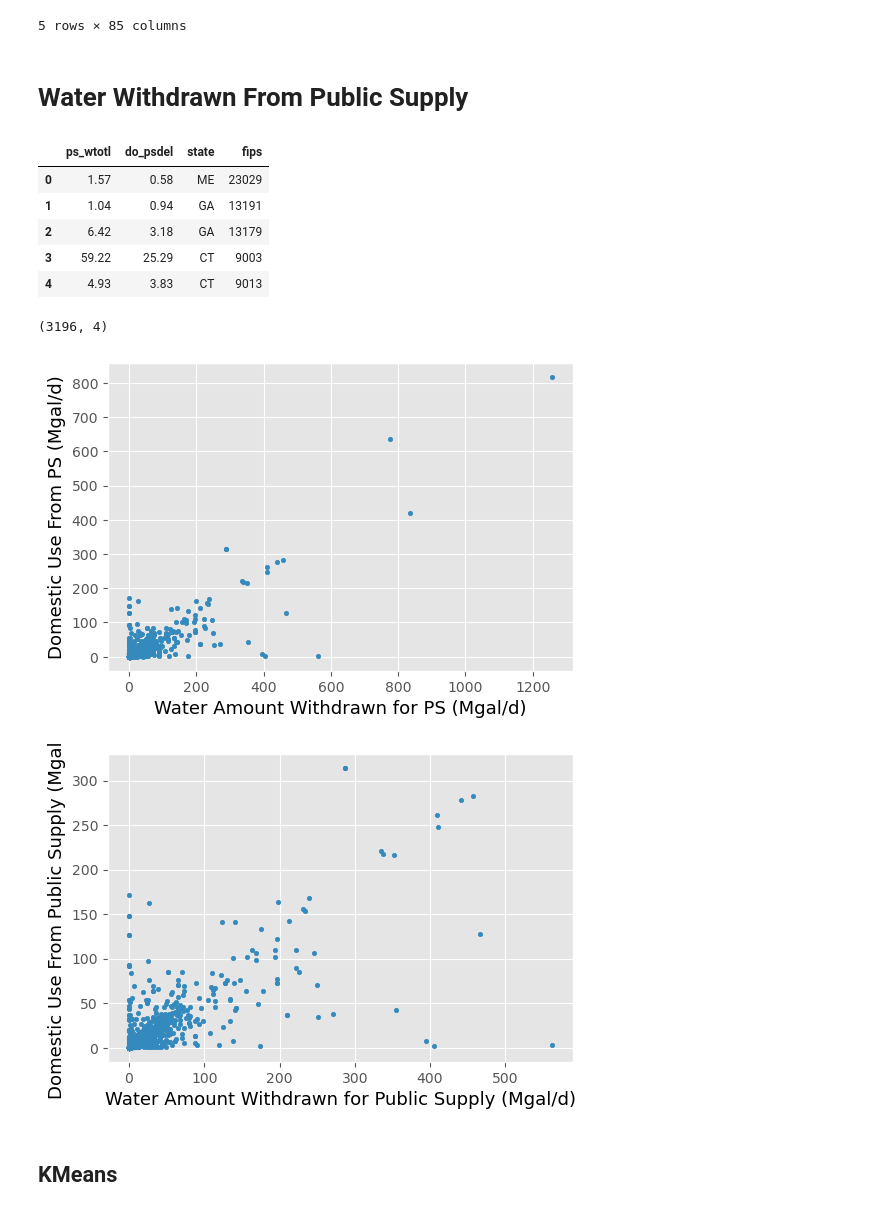
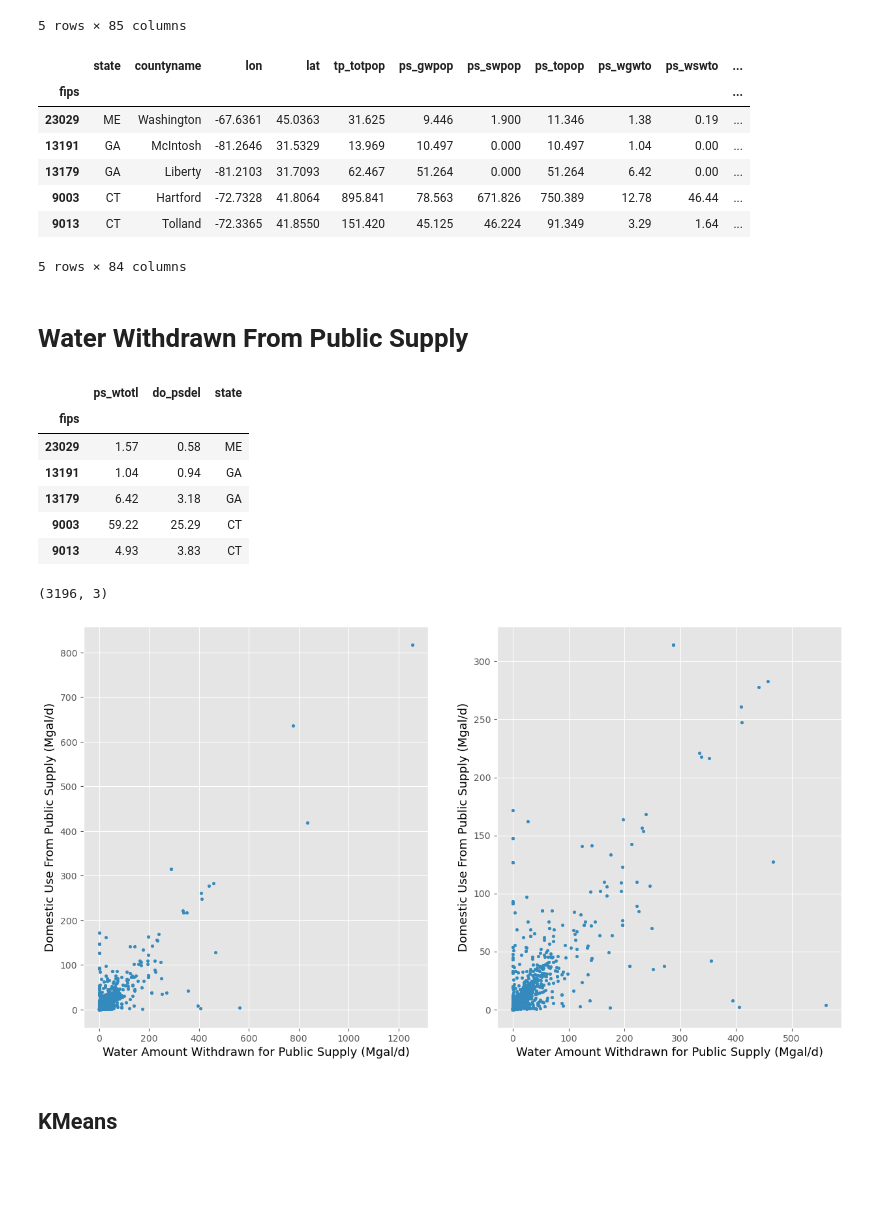
Before and after one commit to farahmalik11/project-5, a Jupyter notebook: Farah-cluster_models.ipynb, the cells around one changed output. Saved outputs shown, nothing was run; the diff lists cells and outputs as text; code cells hidden in the pictures; blank space fills up the shorter version.

```diff
--- a/Farah-cluster_models.ipynb
+++ b/Farah-cluster_models.ipynb
@@ -58,34 +76,48 @@ df.head()
 | 3 | CT | Hartford | 9003 | -72.7328 | 41.8064 | 895.841 | 78.563 | 671.826 | 750.389 | 12.78 | ... |
 | 4 | CT | Tolland | 9013 | -72.3365 | 41.8550 | 151.420 | 45.125 | 46.224 | 91.349 | 3.29 | ... |
 5 rows × 85 columns
+# %%
+df = df.set_index('fips')
+# %%
+df.head()
+# %% [output]
+|  | state | countyname | lon | lat | tp_totpop | ps_gwpop | ps_swpop | ps_topop | ps_wgwto | ps_wswto | ... |
+| fips |  |  |  |  |  |  |  |  |  |  | ... |
+| 23029 | ME | Washington | -67.6361 | 45.0363 | 31.625 | 9.446 | 1.900 | 11.346 | 1.38 | 0.19 | ... |
+| 13191 | GA | McIntosh | -81.2646 | 31.5329 | 13.969 | 10.497 | 0.000 | 10.497 | 1.04 | 0.00 | ... |
+| 13179 | GA | Liberty | -81.2103 | 31.7093 | 62.467 | 51.264 | 0.000 | 51.264 | 6.42 | 0.00 | ... |
+| 9003 | CT | Hartford | -72.7328 | 41.8064 | 895.841 | 78.563 | 671.826 | 750.389 | 12.78 | 46.44 | ... |
+| 9013 | CT | Tolland | -72.3365 | 41.8550 | 151.420 | 45.125 | 46.224 | 91.349 | 3.29 | 1.64 | ... |
+5 rows × 84 columns
 # %% [markdown]
 # Water Withdrawn From Public Supply
 # %%
 df1 = df.filter(items=['ps_wtotl', 'do_psdel', 'state', 'fips'])
 df1.head()
 # %% [output]
-|  | ps_wtotl | do_psdel | state | fips |
-| 0 | 1.57 | 0.58 | ME | 23029 |
-| 1 | 1.04 | 0.94 | GA | 13191 |
-| 2 | 6.42 | 3.18 | GA | 13179 |
-| 3 | 59.22 | 25.29 | CT | 9003 |
-| 4 | 4.93 | 3.83 | CT | 9013 |
+|  | ps_wtotl | do_psdel | state |
+| fips |  |  |  |
+| 23029 | 1.57 | 0.58 | ME |
+| 13191 | 1.04 | 0.94 | GA |
+| 13179 | 6.42 | 3.18 | GA |
+| 9003 | 59.22 | 25.29 | CT |
+| 9013 | 4.93 | 3.83 | CT |
 # %%
 df1.shape
 # %% [output]
-(3196, 4)
+(3196, 3)
 # %%
-df.plot(kind="scatter", x="ps_wtotl", y="do_psdel", figsize=(6,4), s=10)
-plt.xlabel("Water Amount Withdrawn for PS (Mgal/d)", fontsize=13)
-plt.ylabel("Domestic Use From PS (Mgal/d)", fontsize=13);
+fig, ax = plt.subplots(1,2, figsize=(15,8))
+df.plot(kind="scatter", x="ps_wtotl", y="do_psdel", s=10, ax=ax[0])
+ax[0].set_xlabel("Water Amount Withdrawn for Public Supply (Mgal/d)", fontsize=13)
+ax[0].set_ylabel("Domestic Use From Public Supply (Mgal/d)", fontsize=13);
 
 #remove outliers for better visual
 df1_chk = df1[df1.ps_wtotl < 600]
-df1_chk.plot(kind="scatter", x="ps_wtotl", y="do_psdel", figsize=(6,4), s=10)
-plt.xlabel("Water Amount Withdrawn for Public Supply (Mgal/d)", fontsize=13)
-plt.ylabel("Domestic Use From Public Supply (Mgal/d)", fontsize=13);
+df1_chk.plot(kind="scatter", x="ps_wtotl", y="do_psdel", s=10, ax=ax[1])
+ax[1].set_xlabel("Water Amount Withdrawn for Public Supply (Mgal/d)", fontsize=13)
+ax[1].set_ylabel("Domestic Use From Public Supply (Mgal/d)", fontsize=13);
 # %% [output]
-[figure, old version]
+[figure, new version]
-[figure, removed]
 # %% [markdown]
 ## KMeans
```
Also changed, not shown: parts of 145 cells of this notebook, 12 other files.
